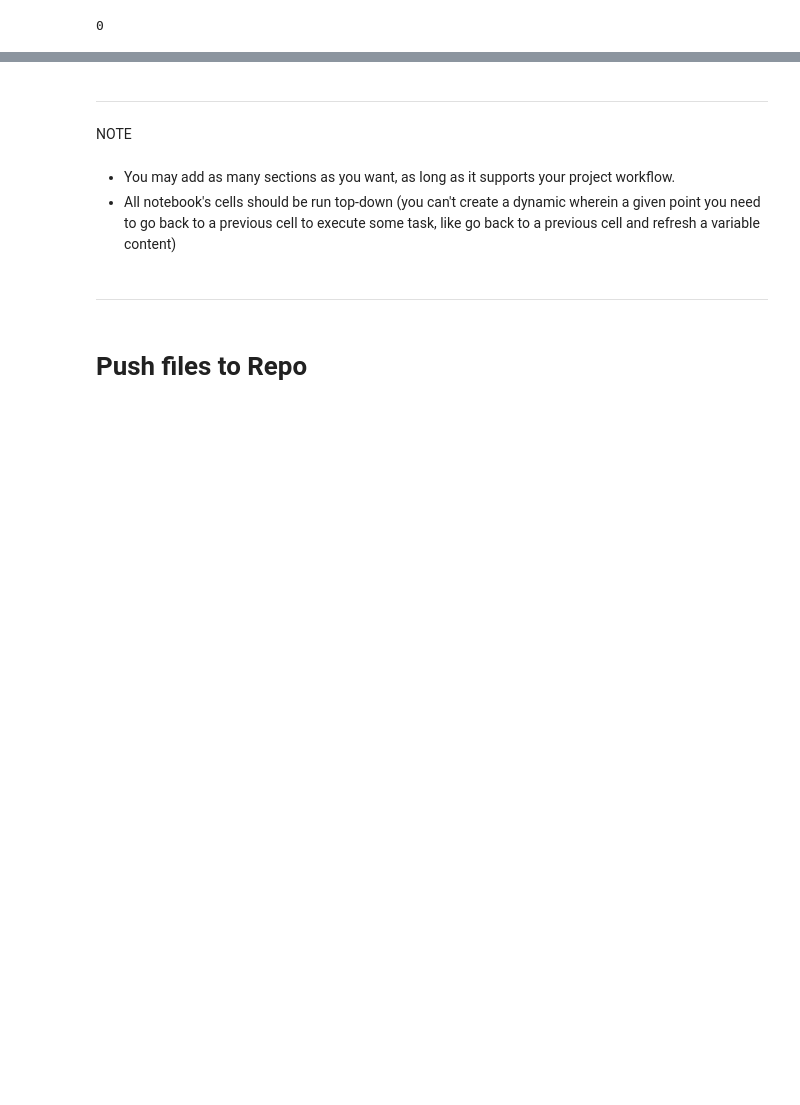
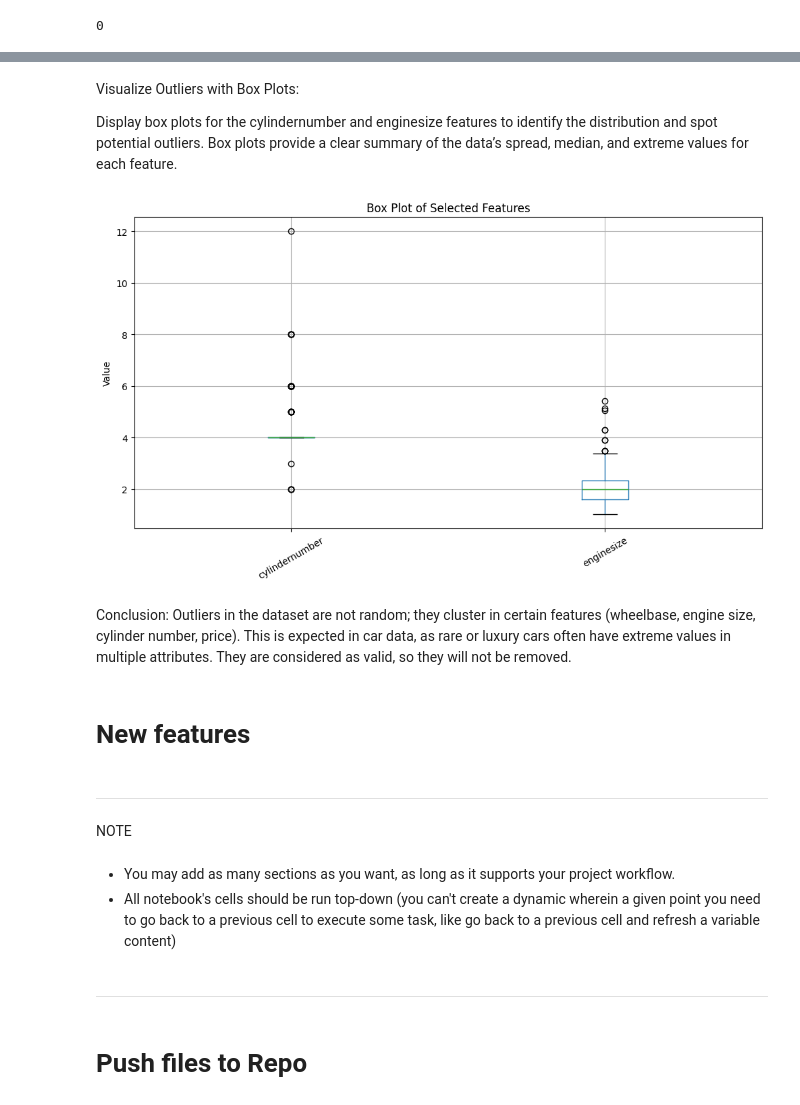
Before and after one commit to AL-MASNAI/car-price-analysis-hackathon-team4, a Jupyter notebook: jupyter_notebooks/ETL.ipynb, the cells around one changed output, grey strips where cells are left out. Saved outputs shown, nothing was run; the diff lists cells and outputs as text; code cells hidden in the pictures; blank space fills up the shorter version.

```diff
--- a/jupyter_notebooks/ETL.ipynb
+++ b/jupyter_notebooks/ETL.ipynb
@@ -166,0 +250,3 @@ df.head()
+# %%
+df['model'] = df['model'].fillna('null') # Fill missing model names with 'null'
+df.isnull().sum()
@@ -171,0 +328,9 @@ df.dtypes
+# %%
+# Convert 'doornumber' and 'cylindernumber' from text to integers
+# By mapping these words to their corresponding integer values, the data is more suitable for mathematical operations, comparisons, and visualizations.
+
+number_map = {'two': 2, 'four': 4, 'three': 3, 'five': 5, 'six': 6, 'eight': 8, 'twelve': 12}
+df['doornumber'] = df['doornumber'].map(number_map)
+df['cylindernumber'] = df['cylindernumber'].map(number_map)
+
+df[['doornumber', 'cylindernumber']].head()
@@ -171,0 +347,3 @@ df.dtypes
+# %%
+# Convert all price values to integers
+df['price'] = df['price'].round().astype(int)
@@ -171,0 +354,4 @@ df.dtypes
+# %%
+df['enginesize'] = df['enginesize']/60 # Convert enginesize from cubic inches to liters
+df['enginesize'] = df['enginesize'].round(2).astype(float)
+df.head()
@@ -172,3 +402,21 @@ df.dtypes
+# %% [markdown]
+Visualize Outliers with Box Plots:
+
+Display box plots for the cylindernumber and enginesize features to identify the distribution and spot potential outliers. Box plots provide a clear summary of the data’s spread, median, and extreme values for each feature.
+# %%
+features = ['cylindernumber', 'enginesize']
+plt.figure(figsize=(12, 6))
+df[features].boxplot()
+plt.title('Box Plot of Selected Features')
+plt.ylabel('Value')
+plt.xticks(rotation=30)
+plt.show()
+# %% [output]
+[figure, added]
+# %% [markdown]
+Conclusion: Outliers in the dataset are not random; they cluster in certain features (wheelbase, engine size, cylinder number, price). This is expected in car data, as rare or luxury cars often have extreme values in multiple attributes. They are considered as valid, so they will not be removed.
+# %% [markdown]
+# New features
 # %% [markdown]
 ---
 # %% [markdown]
```
Also changed, not shown: parts of 39 cells of this notebook.
